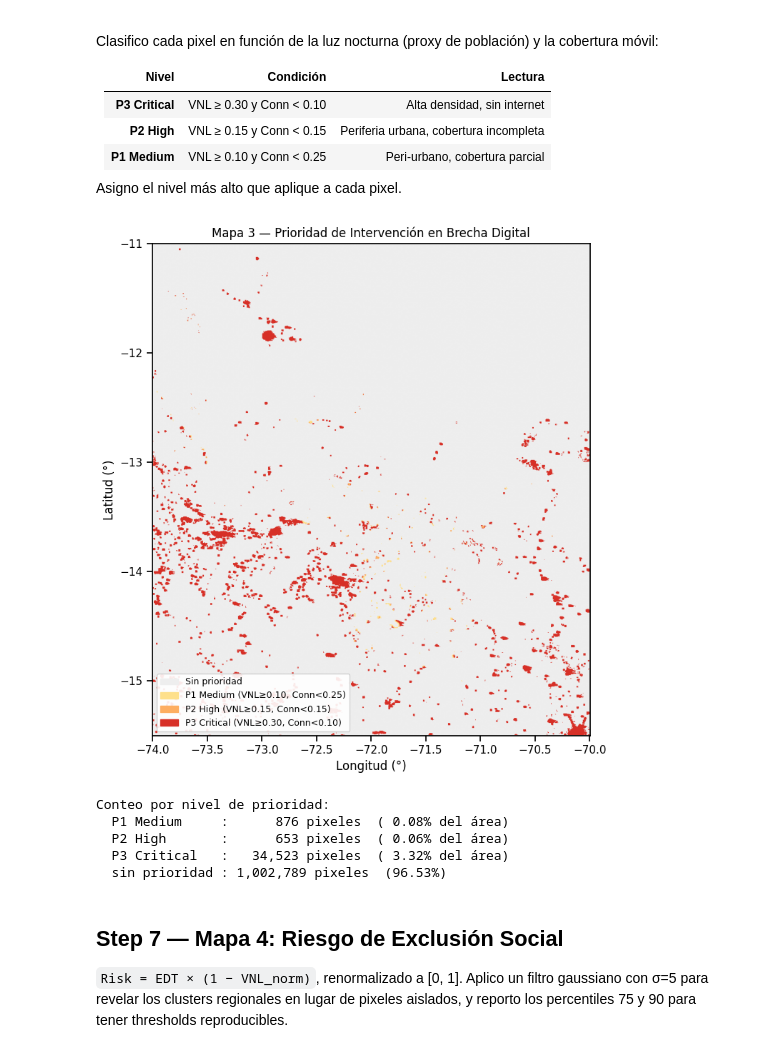
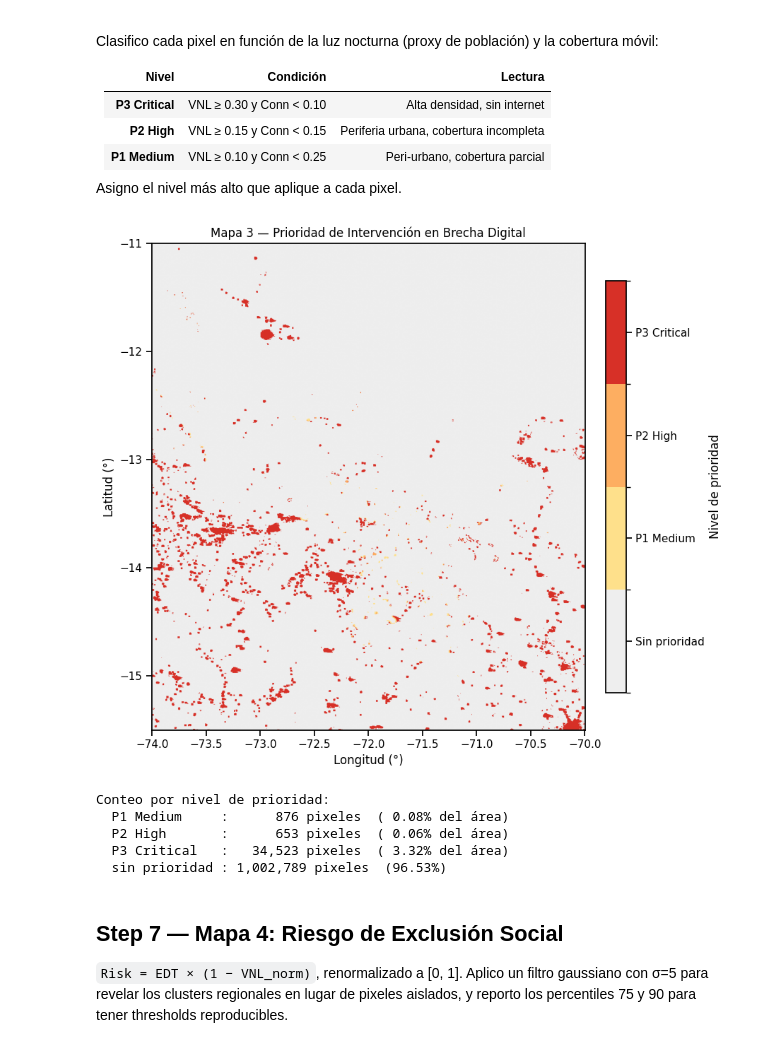
Before and after one commit to Arriola123456/raster-digital-divide, a Jupyter notebook: notebooks/digital_divide_cusco.ipynb, the cells around one changed output. Cells and saved outputs as stored; diff of their text form; code cells hidden in the pictures.

Commit message:
agrego colorbars discretos a los mapas categoricos

```diff
--- a/notebooks/digital_divide_cusco.ipynb
+++ b/notebooks/digital_divide_cusco.ipynb
@@ -286,42 +286,38 @@ import matplotlib.patches as mpatches
 
 priority = np.zeros(vnl_norm.shape, dtype='int8')
 mask_p1 = (vnl_norm >= 0.10) & (conn_norm < 0.25)
 mask_p2 = (vnl_norm >= 0.15) & (conn_norm < 0.15)
 mask_p3 = (vnl_norm >= 0.30) & (conn_norm < 0.10)
 priority[mask_p1] = 1
 priority[mask_p2] = 2  # P2 sobreescribe a P1 cuando ambos aplican
 priority[mask_p3] = 3  # P3 sobreescribe a P2
 
 prio_colors = ['#eeeeee', '#fee08b', '#fdae61', '#d73027']
-prio_labels = [
-    'Sin prioridad',
-    'P1 Medium (VNL≥0.10, Conn<0.25)',
-    'P2 High (VNL≥0.15, Conn<0.15)',
-    'P3 Critical (VNL≥0.30, Conn<0.10)',
-]
+prio_tick_labels = ['Sin prioridad', 'P1 Medium', 'P2 High', 'P3 Critical']
 prio_cmap = mcolors.ListedColormap(prio_colors)
 prio_norm = mcolors.BoundaryNorm([-0.5, 0.5, 1.5, 2.5, 3.5], 4)
 
 fig, ax = plt.subplots(figsize=(9, 8))
 im = ax.imshow(priority, cmap=prio_cmap, norm=prio_norm, extent=extent_geo, origin='upper')
 ax.set_title('Mapa 3 — Prioridad de Intervención en Brecha Digital')
 ax.set_xlabel('Longitud (°)')
 ax.set_ylabel('Latitud (°)')
-handles = [mpatches.Patch(color=c, label=l) for l, c in zip(prio_labels, prio_colors)]
-ax.legend(handles=handles, loc='lower left', fontsize=9, framealpha=0.9)
+cbar = plt.colorbar(im, ax=ax, fraction=0.04, pad=0.04, ticks=[0, 1, 2, 3])
+cbar.set_ticklabels(prio_tick_labels)
+cbar.set_label('Nivel de prioridad')
 plt.tight_layout()
 plt.show()
 
 total = priority.size
 print('Conteo por nivel de prioridad:')
 for level, name in [(1, 'P1 Medium'), (2, 'P2 High'), (3, 'P3 Critical')]:
     c = int((priority == level).sum())
     pct = 100 * c / total
     print(f'  {name:14s}: {c:>8,} pixeles  ({pct:5.2f}% del área)')
 sin_p = int((priority == 0).sum())
 print(f'  {"sin prioridad":14s}: {sin_p:>8,} pixeles  ({100*sin_p/total:5.2f}%)')
 # %% [output]
-[figure, old version]
+[figure, new version]
 Conteo por nivel de prioridad:
   P1 Medium     :      876 pixeles  ( 0.08% del área)
   P2 High       :      653 pixeles  ( 0.06% del área)
```
Also changed, not shown: parts of 2 cells of this notebook, 1 other file.
